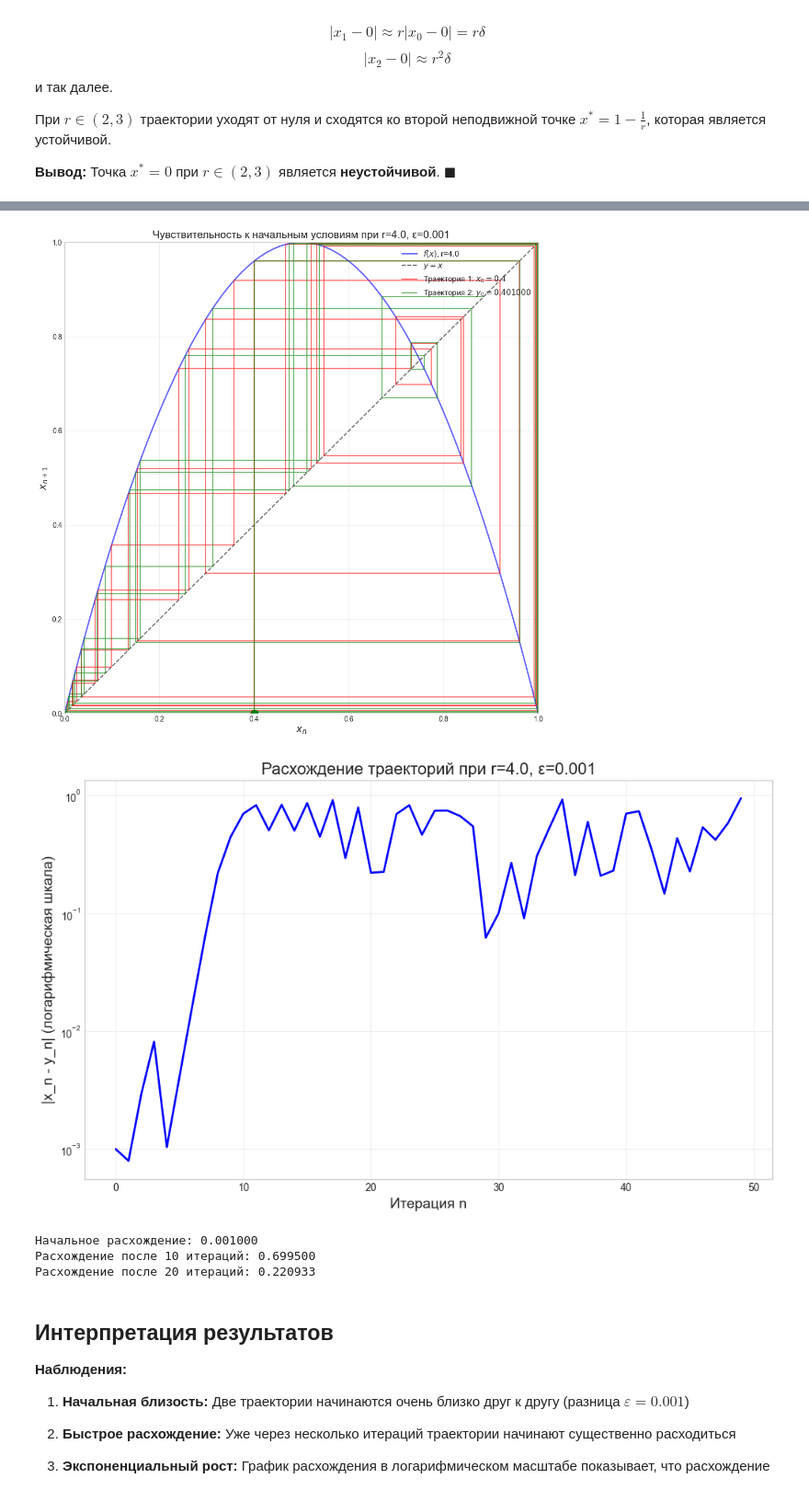
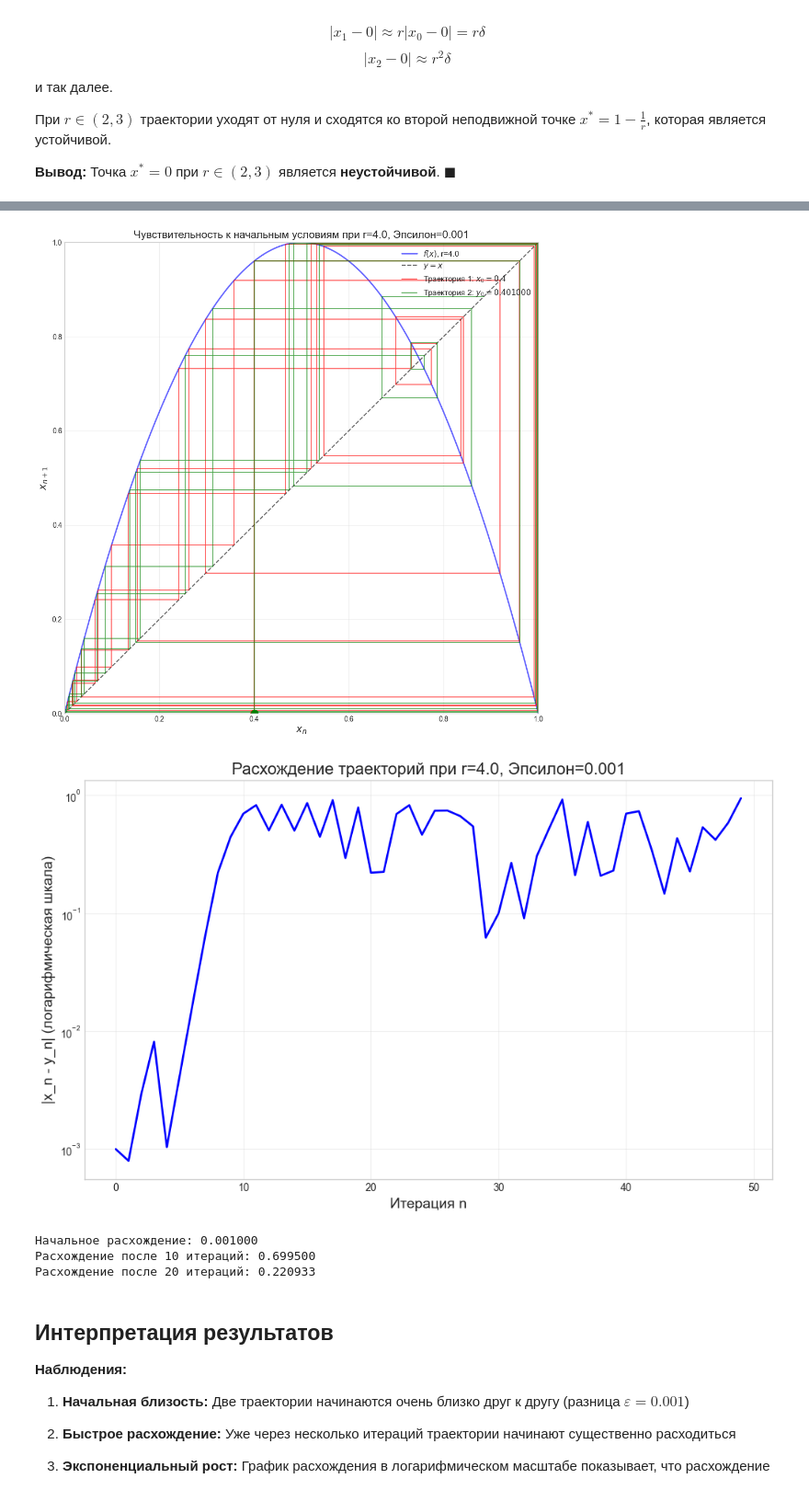
Before and after one commit to HammonDDDDD/mathanaliz, a Jupyter notebook: Expert.ipynb, the cells around one changed output, grey strips where cells are left out. Shown at 92% size. Drawn from its saved outputs; the diff is of its cells as text; code cells hidden in the pictures.

```diff
--- a/Expert.ipynb
+++ b/Expert.ipynb
@@ -164,7 +164,6 @@ def lamerey_two_trajectories(x0, epsilon, r, num_iterations=50, map_func=logisti
     """
     fig, ax = plt.subplots(figsize=(12, 12))
 
-    # График функции
     x = np.linspace(0, 1, 500)
     y = map_func(x, r)
     ax.plot(x, y, 'b-', linewidth=2, label=f'$f(x)$, r={r}', alpha=0.6)
@@ -172,7 +171,7 @@ def lamerey_two_trajectories(x0, epsilon, r, num_iterations=50, map_func=logisti
 
     y0 = x0 + epsilon
 
-    # Первая траектория
+    #первая траектория
     x_current = x0
     x_points1, y_points1 = [x_current], [0]
 
@@ -184,7 +183,7 @@ def lamerey_two_trajectories(x0, epsilon, r, num_iterations=50, map_func=logisti
         if x_current < 0 or x_current > 1:
             break
 
-    # Вторая траектория
+    #вторая траектория
     x_current = y0
     x_points2, y_points2 = [x_current], [0]
 
@@ -196,7 +195,7 @@ def lamerey_two_trajectories(x0, epsilon, r, num_iterations=50, map_func=logisti
         if x_current < 0 or x_current > 1:
             break
 
-    # Рисуем обе лестницы
+    #лестница
     ax.plot(x_points1, y_points1, 'r-', linewidth=1.2, alpha=0.7,
             label=f'Траектория 1: $x_0={x0}$')
     ax.plot(x_points2, y_points2, 'g-', linewidth=1.2, alpha=0.7,
@@ -209,37 +208,36 @@ def lamerey_two_trajectories(x0, epsilon, r, num_iterations=50, map_func=logisti
     ax.set_ylim(0, 1)
     ax.set_xlabel('$x_n$', fontsize=14)
     ax.set_ylabel('$x_{n+1}$', fontsize=14)
-    ax.set_title(f'Чувствительность к начальным условиям при r={r}, ε={epsilon}',
+    ax.set_title(f'Чувствительность к начальным условиям при r={r}, Эпсилон={epsilon}',
                  fontsize=15)
     ax.legend(fontsize=11, loc='upper right')
     ax.grid(True, alpha=0.3)
 
     return fig, ax
 # %%
-# Демонстрация эффекта бабочки при r=4
+#эффект бабочки при r=4
 x0, epsilon, r = 0.4, 0.001, 4.0
 fig, ax = lamerey_two_trajectories(x0, epsilon, r, num_iterations=30)
 plt.show()
 
-# Построим график расхождения траекторий
 seq1 = generate_sequence(x0, r, 50)
 seq2 = generate_sequence(x0 + epsilon, r, 50)
 divergence = np.abs(seq1 - seq2)
 
 plt.figure(figsize=(12, 7))
 plt.semilogy(divergence, 'b-', linewidth=2)
 plt.xlabel('Итерация n', fontsize=14)
 plt.ylabel('|x_n - y_n| (логарифмическая шкала)', fontsize=14)
-plt.title(f'Расхождение траекторий при r={r}, ε={epsilon}', fontsize=16)
+plt.title(f'Расхождение траекторий при r={r}, Эпсилон={epsilon}', fontsize=16)
 plt.grid(True, alpha=0.3)
 plt.show()
 
 print(f"Начальное расхождение: {divergence[0]:.6f}")
 print(f"Расхождение после 10 итераций: {divergence[10]:.6f}")
 print(f"Расхождение после 20 итераций: {divergence[20]:.6f}")
 # %% [output]
-[figure, old version]
+[figure, new version]
-[figure, old version]
+[figure, new version]
 Начальное расхождение: 0.001000
 Расхождение после 10 итераций: 0.699500
 Расхождение после 20 итераций: 0.220933
```
Also changed, not shown: parts of 11 cells of this notebook.
